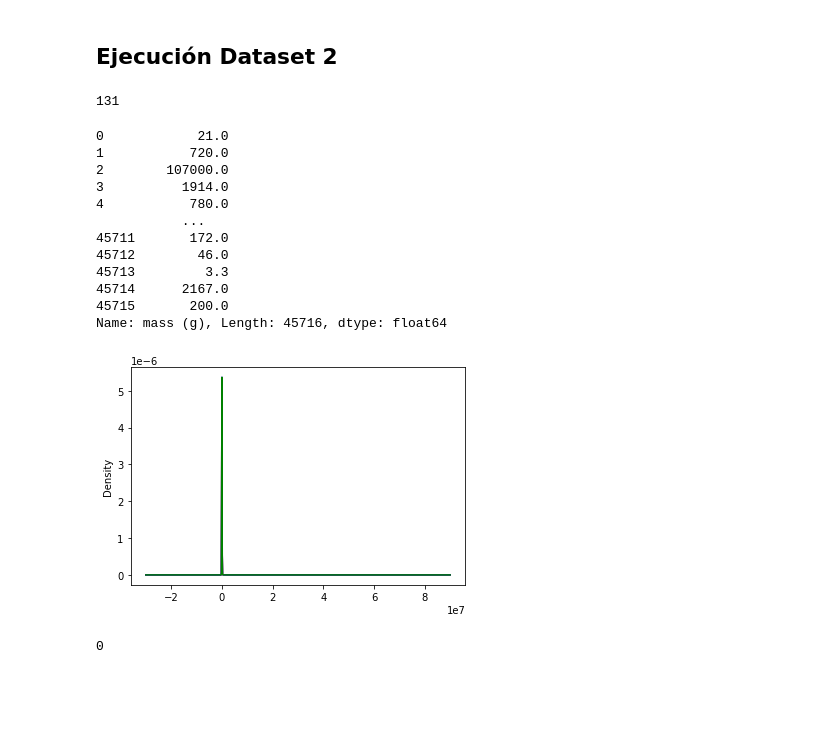
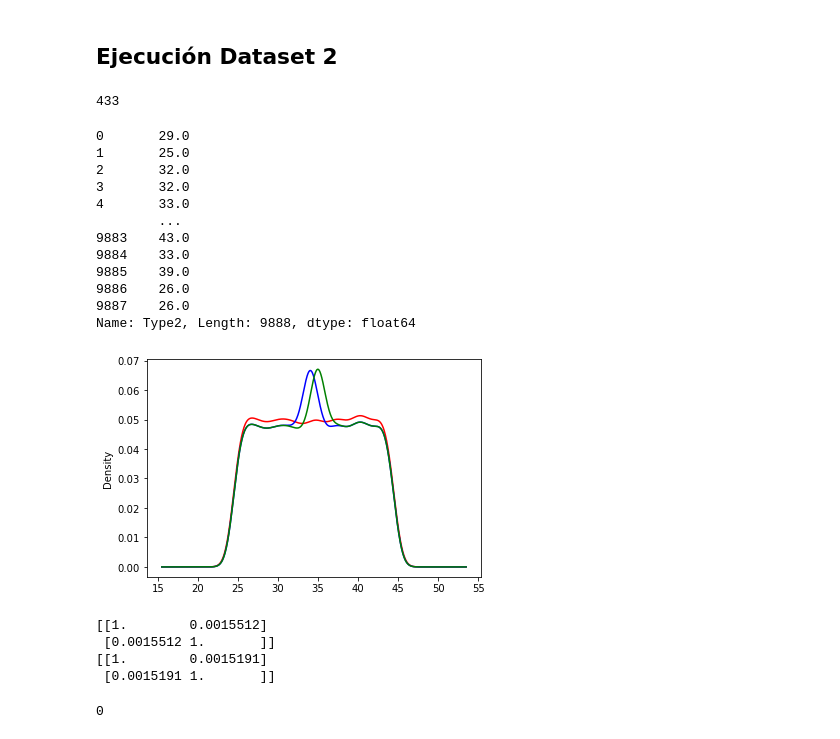
Before and after one commit to jlhernandezgt/StatisticalLearning, a Jupyter notebook: Tarea1_07140147_JoseHernandez.ipynb, the cells around one changed output. Cells and saved outputs as stored; diff of their text form; code cells hidden in the pictures; blank space fills up the shorter version.

Commit message:
carga datasets

```diff
--- a/Tarea1_07140147_JoseHernandez.ipynb
+++ b/Tarea1_07140147_JoseHernandez.ipynb
@@ -11,0 +20,3 @@ import matplotlib.pyplot as plt
+# %%
+ventas_botes = pd.read_csv('ventas_botes.csv')
+ventas_botes.head(2)
@@ -119,28 +128,28 @@ dataset1.iloc[:,1].isnull().sum()
 ## Ejecución Dataset 2
 # %%
 ## validacion valores nulos
-dataset2.iloc[:,4].isnull().sum()
+ventas_botes.iloc[:,4].isnull().sum()
 # %% [output]
-131
+433
 # %%
 ## imputacion media y media
-ImpMeanV(dataset2, 4)
-ImpMedianV(dataset2, 4)
+ImpMeanV(ventas_botes, 4)
+ImpMedianV(ventas_botes, 4)
 # %% [output]
-0            21.0
-1           720.0
-2        107000.0
-3          1914.0
-4           780.0
-           ...
-45711       172.0
-45712        46.0
-45713         3.3
-45714      2167.0
-45715       200.0
-Name: mass (g), Length: 45716, dtype: float64
+0       29.0
+1       25.0
+2       32.0
+3       32.0
+4       33.0
+        ...
+9883    43.0
+9884    33.0
+9885    39.0
+9886    26.0
+9887    26.0
+Name: Type2, Length: 9888, dtype: float64
 # %%
 ## grafica dispersion
-plt_dns_df(dataset2, 4)
+plt_dns_df(ventas_botes, 4)
 # %% [output]
-[figure, old version]
+[figure, new version]
@@ -153,2 +156,10 @@ FillNaN_df(dataset2, 4)
+# %%
+## corrrelacion, fill valores nulos,
+FillNaN_Corr_DF(ventas_botes, 4, 0)
+# %% [output]
+[[1.        0.0015512]
+ [0.0015512 1.       ]]
+[[1.        0.0015191]
+ [0.0015191 1.       ]]
 # %%
 ## validacion final
```
Also changed, not shown: parts of 29 cells of this notebook, 2 other files.
